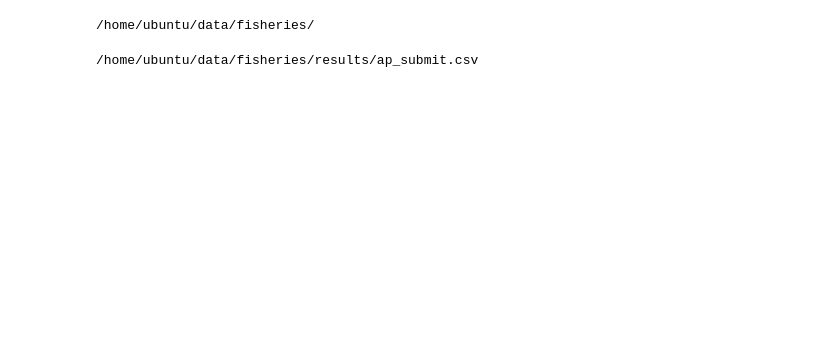
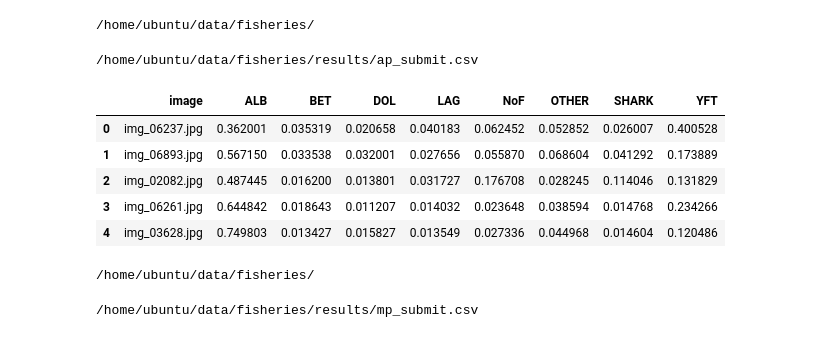
Before and after one commit to leahob/dl_class_nbs, a Jupyter notebook: lesson4/fisheries-sample.ipynb, the cells around one changed output. Cells and saved outputs as stored; diff of their text form; code cells hidden in the pictures; blank space fills up the shorter version.

```diff
--- a/lesson4/fisheries-sample.ipynb
+++ b/lesson4/fisheries-sample.ipynb
@@ -390,3 +386,25 @@ print(path)
 FileLink('../../data/fisheries/results/ap_submit.csv')
 # %% [output]
 /home/ubuntu/data/fisheries/results/ap_submit.csv
+# %%
+mp_submit = pd.DataFrame(mp_preds, columns=classes)
+mp_submit.insert(0, 'image', [a[8:] for a in test_filenames])
+# %%
+mp_submit.head()
+# %% [output]
+|  | image | ALB | BET | DOL | LAG | NoF | OTHER | SHARK | YFT |
+| 0 | img_06237.jpg | 0.362001 | 0.035319 | 0.020658 | 0.040183 | 0.062452 | 0.052852 | 0.026007 | 0.400528 |
+| 1 | img_06893.jpg | 0.567150 | 0.033538 | 0.032001 | 0.027656 | 0.055870 | 0.068604 | 0.041292 | 0.173889 |
+| 2 | img_02082.jpg | 0.487445 | 0.016200 | 0.013801 | 0.031727 | 0.176708 | 0.028245 | 0.114046 | 0.131829 |
+| 3 | img_06261.jpg | 0.644842 | 0.018643 | 0.011207 | 0.014032 | 0.023648 | 0.038594 | 0.014768 | 0.234266 |
+| 4 | img_03628.jpg | 0.749803 | 0.013427 | 0.015827 | 0.013549 | 0.027336 | 0.044968 | 0.014604 | 0.120486 |
+# %%
+mp_submit_name = path+'results/mp_submit.csv'
+mp_submit.to_csv(mp_submit_name, index=False)
+print(path)
+# %% [output]
+/home/ubuntu/data/fisheries/
+# %%
+FileLink('../../data/fisheries/results/mp_submit.csv')
+# %% [output]
+/home/ubuntu/data/fisheries/results/mp_submit.csv
```
Also changed, not shown: parts of 5 cells of this notebook.
